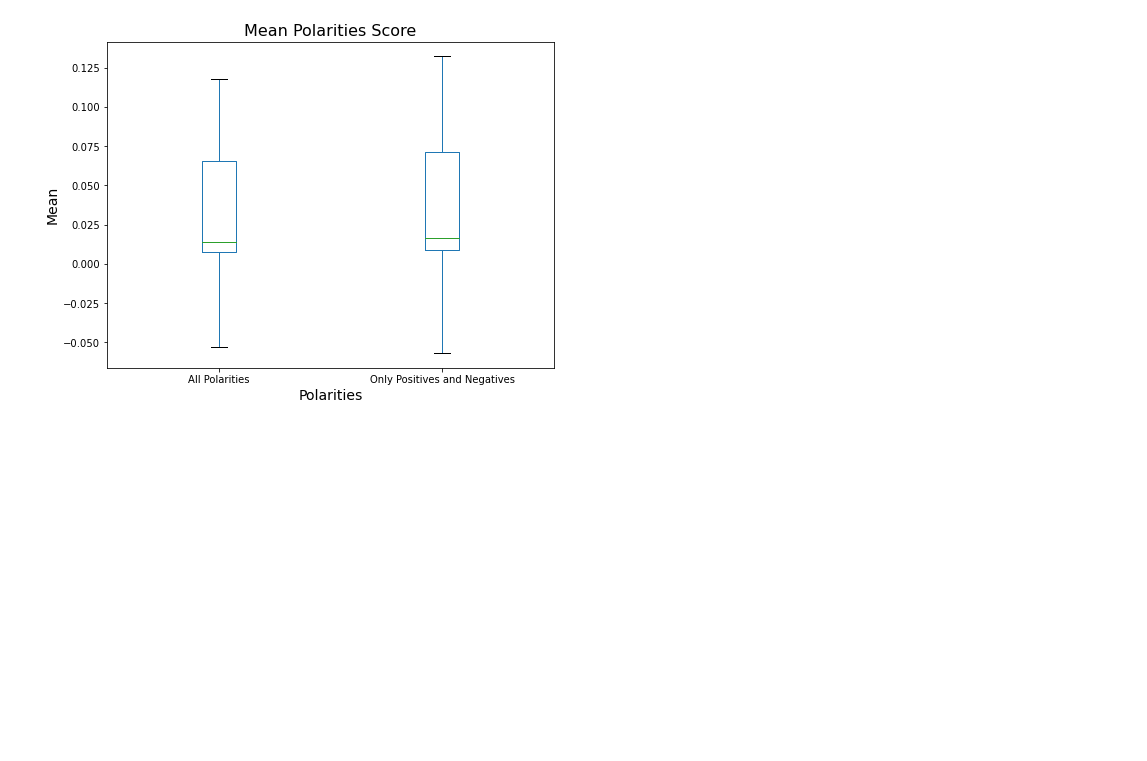
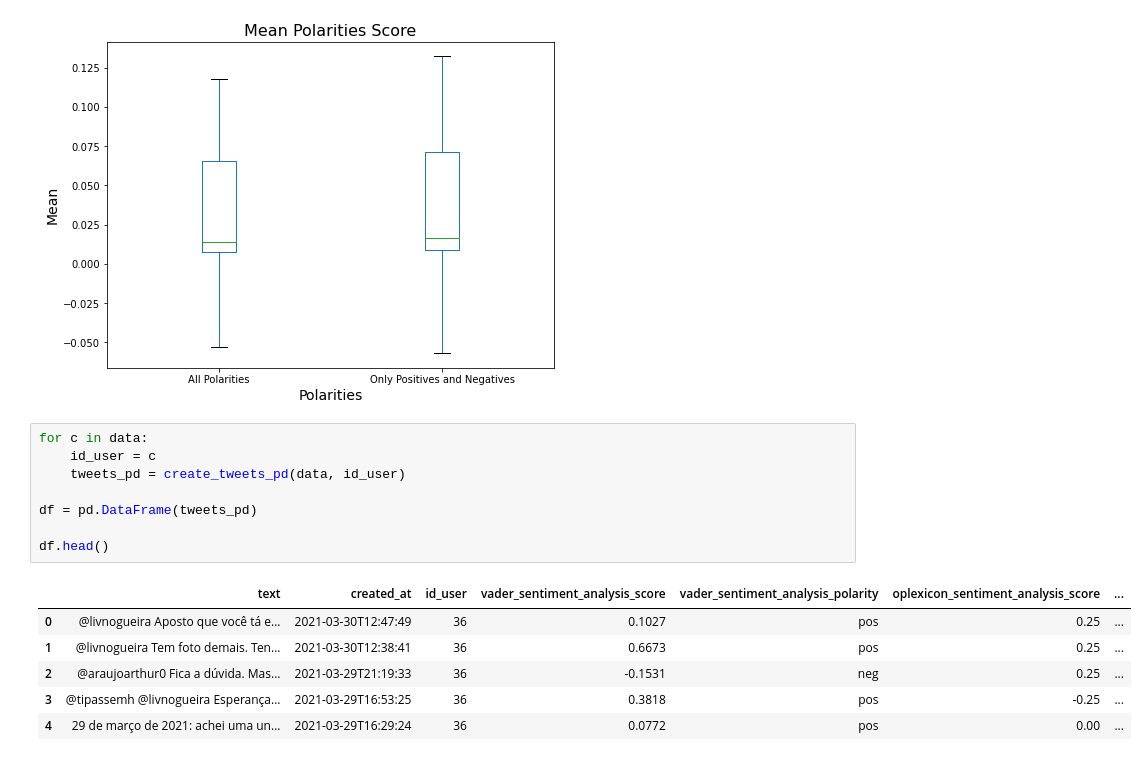
Before and after one commit to leosilva/peerj_computer_science_2022, a Jupyter notebook: Notebooks/Charts - Polarity Scores.ipynb, the cells around one changed output. Cells and saved outputs as stored; diff of their text form; blank space fills up the shorter version.

```diff
--- a/Notebooks/Charts - Polarity Scores.ipynb
+++ b/Notebooks/Charts - Polarity Scores.ipynb
@@ -474,3 +474,18 @@ bplot.set_xticklabels(['All Polarities', 'Only Positives and Negatives'])
 # %% [output]
 [Text(1, 0, 'All Polarities'), Text(2, 0, 'Only Positives and Negatives')]
 [figure]
+# %%
+for c in data:
+    id_user = c
+    tweets_pd = create_tweets_pd(data, id_user)
+
+df = pd.DataFrame(tweets_pd)
+
+df.head()
+# %% [output]
+|  | text | created_at | id_user | vader_sentiment_analysis_score | vader_sentiment_analysis_polarity | oplexicon_sentiment_analysis_score | ... |
+| 0 | @livnogueira Aposto que você tá e... | 2021-03-30T12:47:49 | 36 | 0.1027 | pos | 0.25 | ... |
+| 1 | @livnogueira Tem foto demais. Ten... | 2021-03-30T12:38:41 | 36 | 0.6673 | pos | 0.25 | ... |
+| 2 | @araujoarthur0 Fica a dúvida. Mas... | 2021-03-29T21:19:33 | 36 | -0.1531 | neg | 0.25 | ... |
+| 3 | @tipassemh @livnogueira Esperança... | 2021-03-29T16:53:25 | 36 | 0.3818 | pos | -0.25 | ... |
+| 4 | 29 de março de 2021: achei uma un... | 2021-03-29T16:29:24 | 36 | 0.0772 | pos | 0.00 | ... |
```
Also changed, not shown: parts of 1 cell of this notebook.
